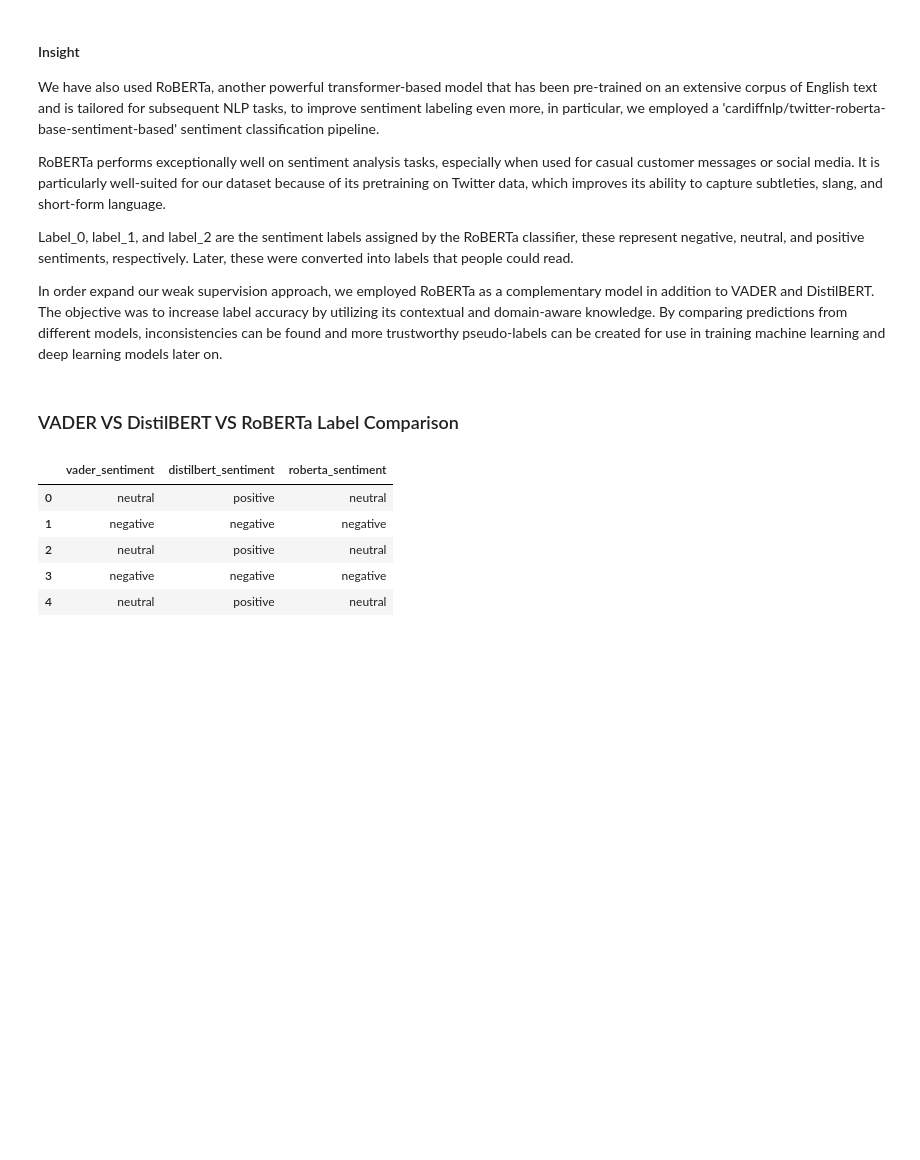
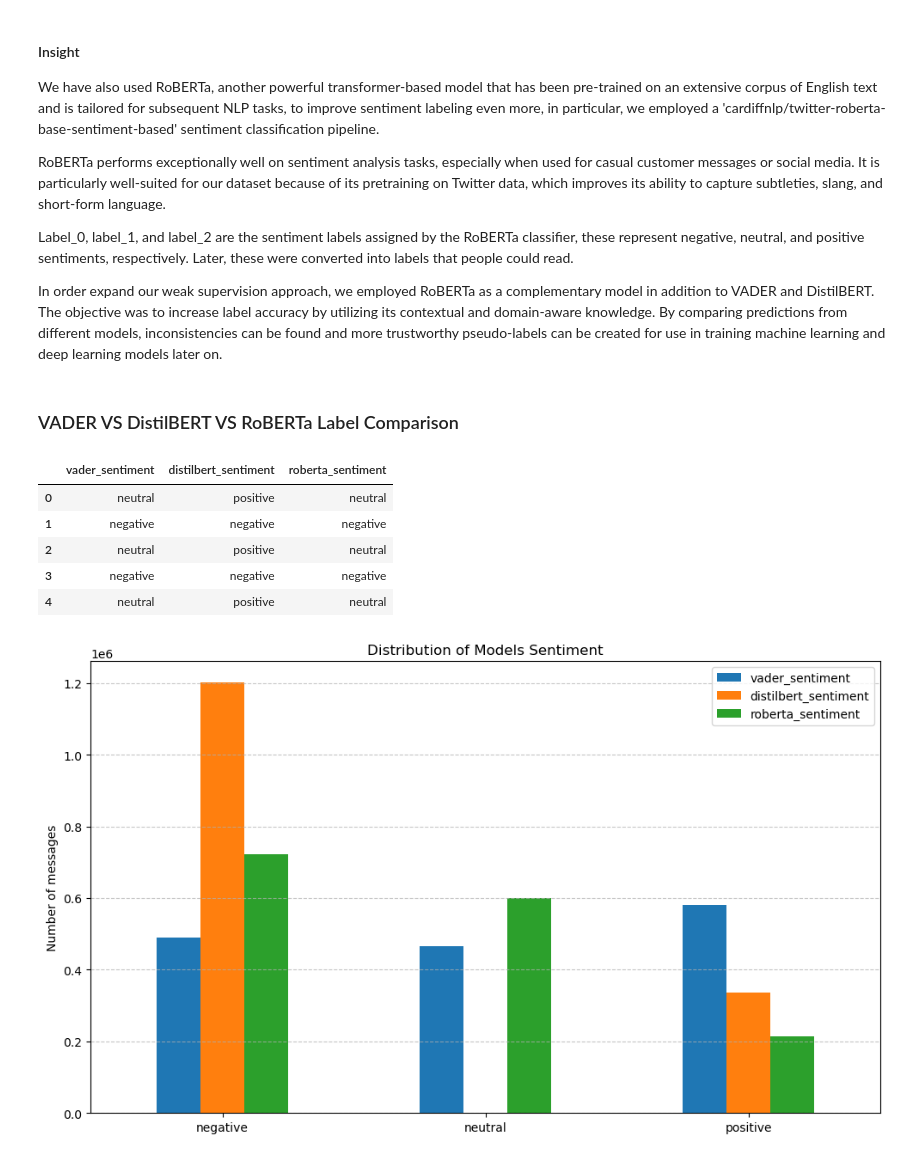
Before and after one commit to DiegoAmaxmandro/customer-sentiment-analysis-ml-dl, a Jupyter notebook: labelling.ipynb, the cells around one changed output. Saved outputs shown, nothing was run; the diff lists cells and outputs as text; code cells hidden in the pictures; blank space fills up the shorter version.

Commit message:
Checkpoint: Label merging is done.

```diff
--- a/labelling.ipynb
+++ b/labelling.ipynb
@@ -292,3 +304,15 @@ df[['vader_sentiment', 'distilbert_sentiment', 'roberta_sentiment']].head()
 | 2 | neutral | positive | neutral |
 | 3 | negative | negative | negative |
 | 4 | neutral | positive | neutral |
+# %%
+# Checking Models' Sentiment Distribution
+label_counts = df_customer[['vader_sentiment', 'distilbert_sentiment', 'roberta_sentiment']].apply(pd.Series.value_counts)
+label_counts.plot(kind='bar', figsize=(10, 6))
+plt.title('Distribution of Models Sentiment')
+plt.ylabel('Number of messages')
+plt.xticks(rotation=0)
+plt.grid(True, axis='y', linestyle='--', alpha=0.7)
+plt.tight_layout()
+plt.show()
+# %% [output]
+[figure, added]
```
Also changed, not shown: parts of 21 cells of this notebook.
